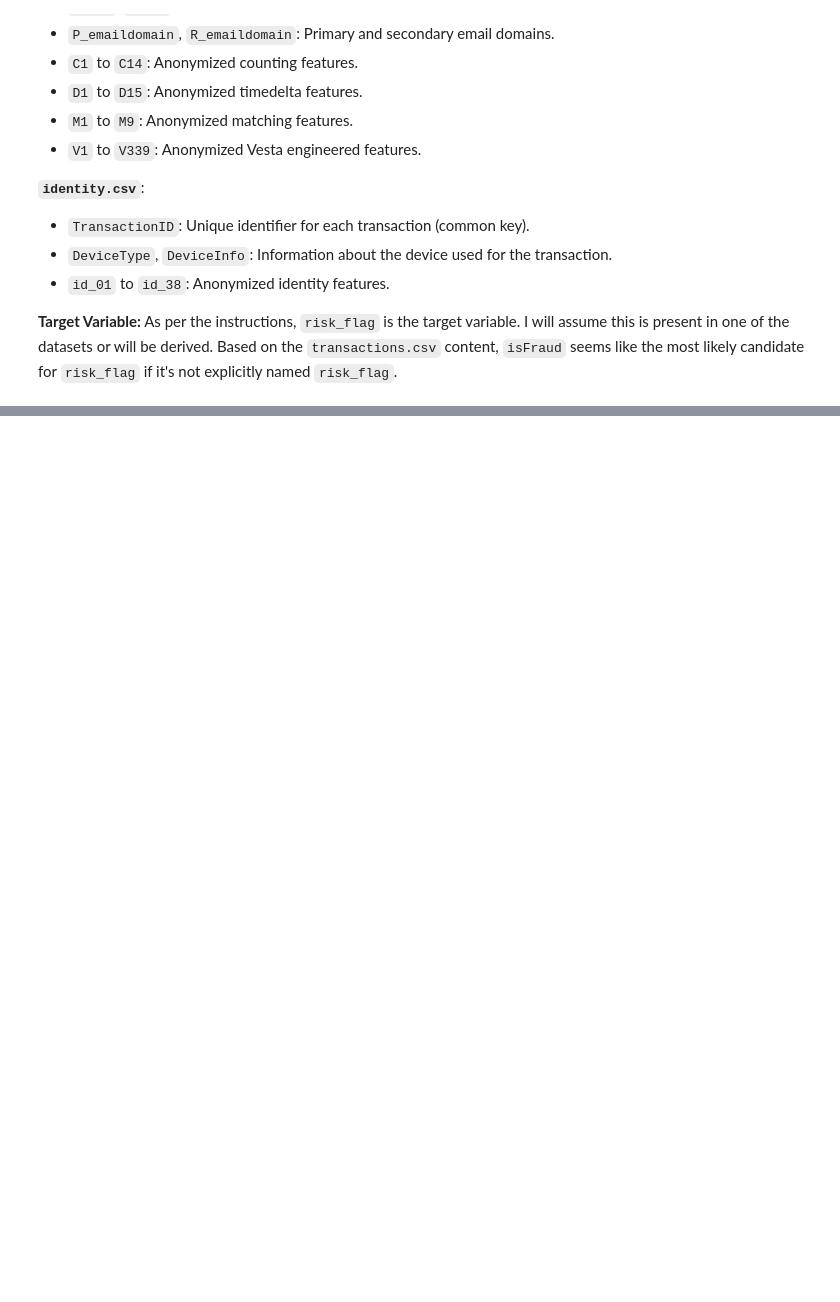
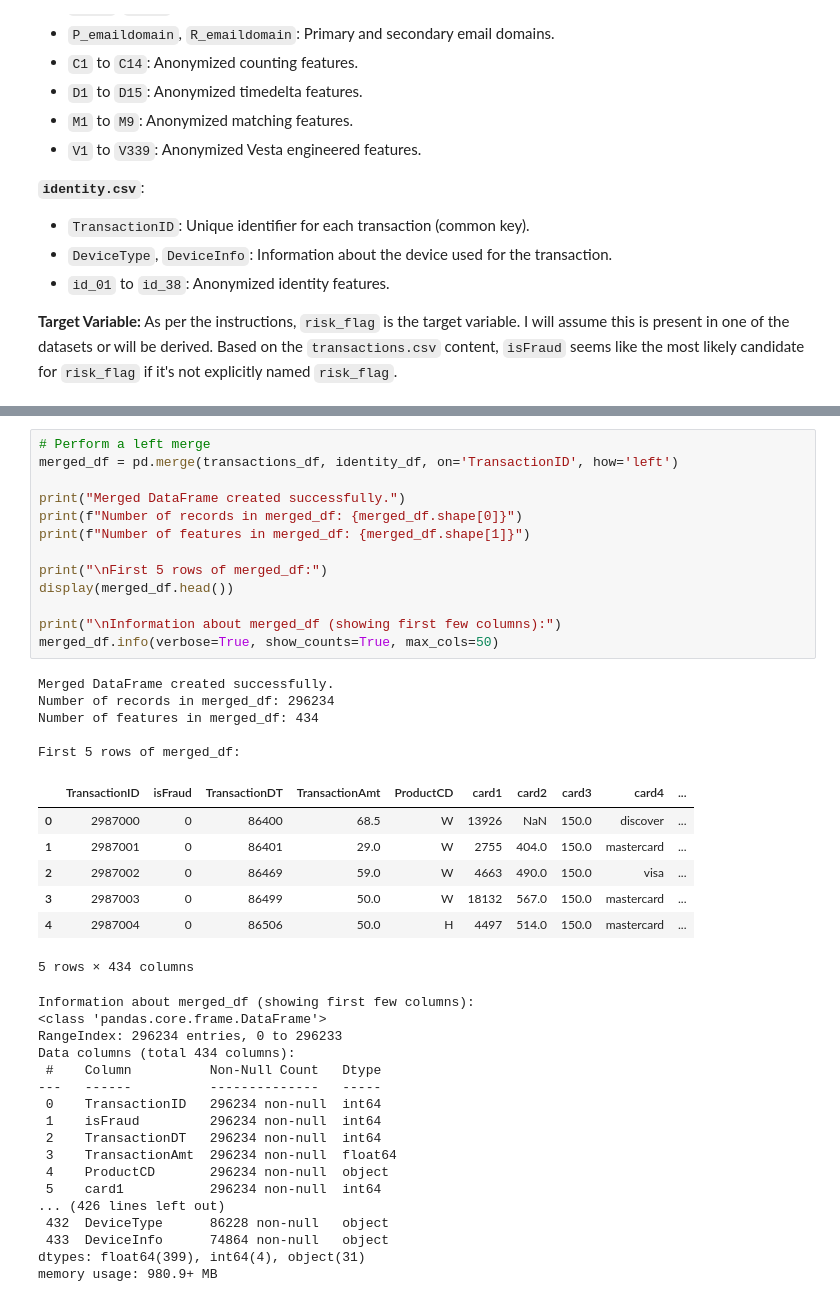
Before and after one commit to abilashkannanv/AIML, a Jupyter notebook: TrustCart_Phase1_Transaction_Risk_Prediction.ipynb, the cells around one changed output, grey strips where cells are left out. Cells and saved outputs as stored; diff of their text form; blank space fills up the shorter version.

```diff
--- a/TrustCart_Phase1_Transaction_Risk_Prediction.ipynb
+++ b/TrustCart_Phase1_Transaction_Risk_Prediction.ipynb
@@ -82,0 +156,43 @@ From the head and info of both dataframes, we can infer some column meanings:
+# %%
+# Perform a left merge
+merged_df = pd.merge(transactions_df, identity_df, on='TransactionID', how='left')
+
+print("Merged DataFrame created successfully.")
+print(f"Number of records in merged_df: {merged_df.shape[0]}")
+print(f"Number of features in merged_df: {merged_df.shape[1]}")
+
+print("\nFirst 5 rows of merged_df:")
+display(merged_df.head())
+
+print("\nInformation about merged_df (showing first few columns):")
+merged_df.info(verbose=True, show_counts=True, max_cols=50)
+# %% [output]
+Merged DataFrame created successfully.
+Number of records in merged_df: 296234
+Number of features in merged_df: 434
+
+First 5 rows of merged_df:
+|  | TransactionID | isFraud | TransactionDT | TransactionAmt | ProductCD | card1 | card2 | card3 | card4 | ... |
+| 0 | 2987000 | 0 | 86400 | 68.5 | W | 13926 | NaN | 150.0 | discover | ... |
+| 1 | 2987001 | 0 | 86401 | 29.0 | W | 2755 | 404.0 | 150.0 | mastercard | ... |
+| 2 | 2987002 | 0 | 86469 | 59.0 | W | 4663 | 490.0 | 150.0 | visa | ... |
+| 3 | 2987003 | 0 | 86499 | 50.0 | W | 18132 | 567.0 | 150.0 | mastercard | ... |
+| 4 | 2987004 | 0 | 86506 | 50.0 | H | 4497 | 514.0 | 150.0 | mastercard | ... |
+5 rows × 434 columns
+Information about merged_df (showing first few columns):
+<class 'pandas.core.frame.DataFrame'>
+RangeIndex: 296234 entries, 0 to 296233
+Data columns (total 434 columns):
+ #    Column          Non-Null Count   Dtype
+---   ------          --------------   -----
+ 0    TransactionID   296234 non-null  int64
+ 1    isFraud         296234 non-null  int64
+ 2    TransactionDT   296234 non-null  int64
+ 3    TransactionAmt  296234 non-null  float64
+ 4    ProductCD       296234 non-null  object
+ 5    card1           296234 non-null  int64
+... (426 lines left out)
+ 432  DeviceType      86228 non-null   object
+ 433  DeviceInfo      74864 non-null   object
+dtypes: float64(399), int64(4), object(31)
+memory usage: 980.9+ MB
```
Also changed, not shown: parts of 5 cells of this notebook.
